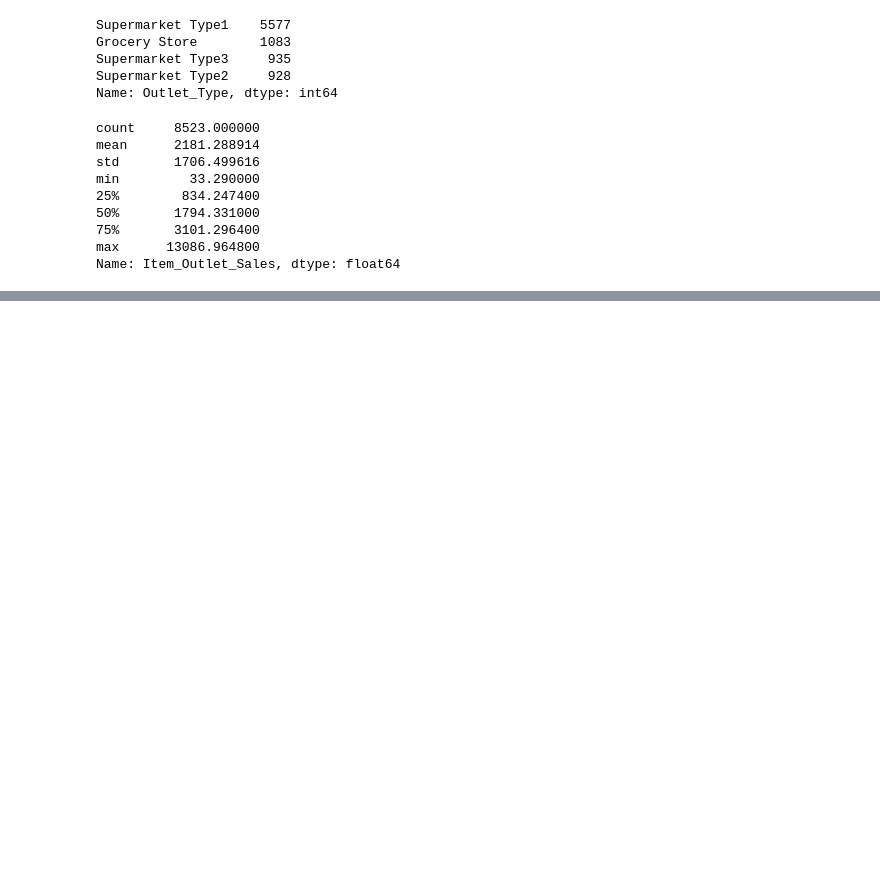
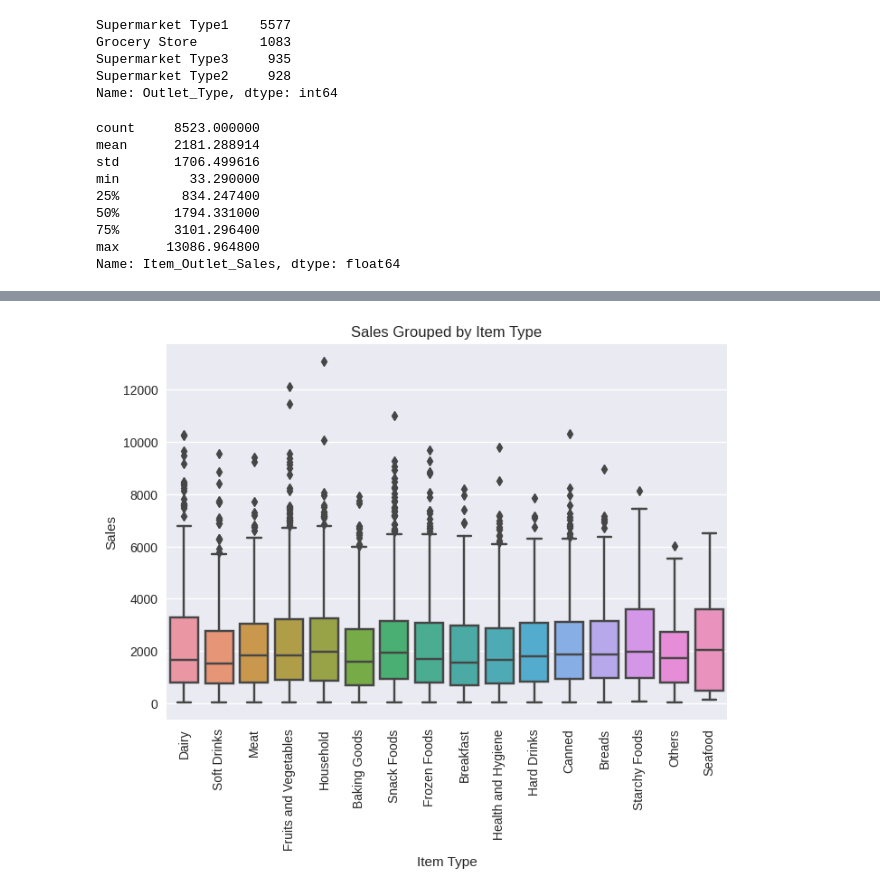
Before and after one commit to DanielDiazMarin/Predicciones_de_Ventas_Alimenticias, a Jupyter notebook: Proyecto_1.ipynb, the cells around one changed output, grey strips where cells are left out. Cells and saved outputs as stored; diff of their text form; code cells hidden in the pictures; blank space fills up the shorter version.

```diff
--- a/Proyecto_1.ipynb
+++ b/Proyecto_1.ipynb
@@ -142,0 +177,10 @@ Name: Item_Outlet_Sales, dtype: float64
+# %%
+plt.figure(dpi=100);
+sns.boxplot(x='Item_Type', y='Item_Outlet_Sales', data=df);
+plt.xticks(rotation = 90);
+plt.xlabel('Item Type');
+plt.ylabel('Sales');
+plt.title('Sales Grouped by Item Type');
+plt.show();
+# %% [output]
+[figure, added]
```
Also changed, not shown: parts of 11 cells of this notebook.
